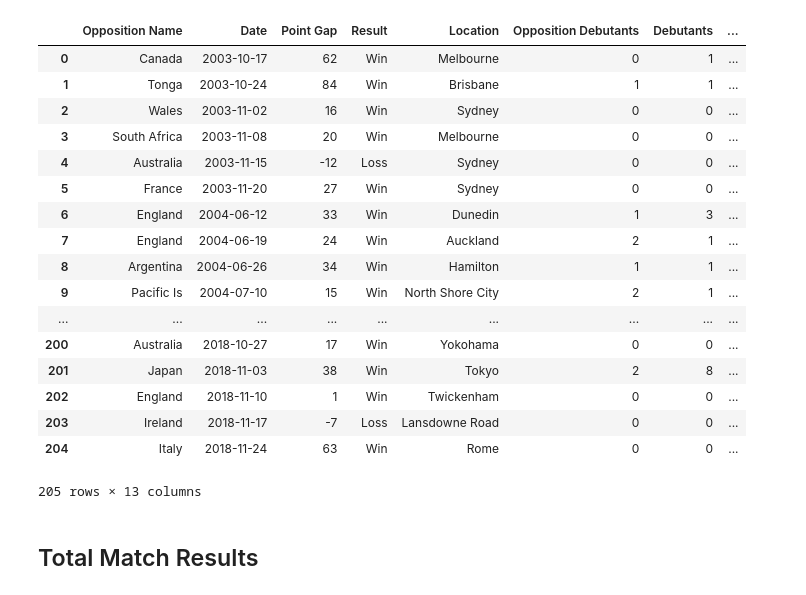
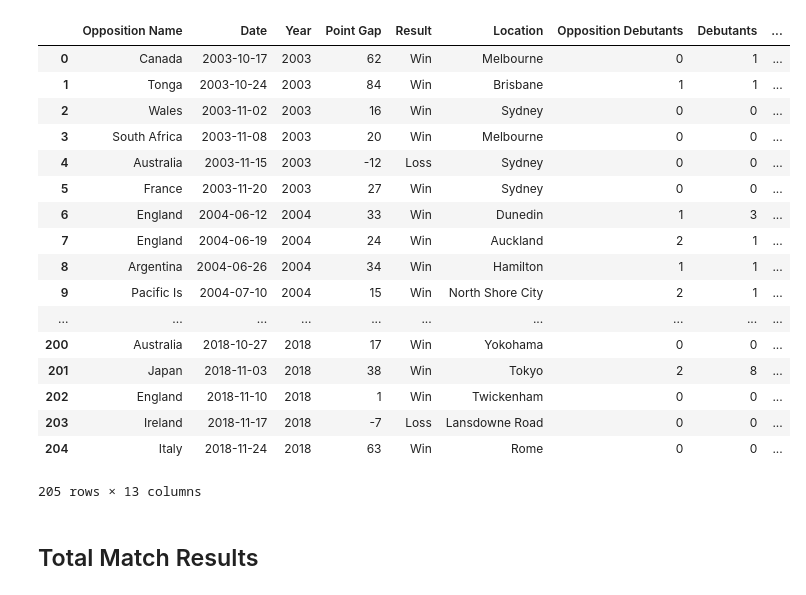
Before and after one commit to lorijta92/web-design-all-blacks, a Jupyter notebook: ab-match-analysis.ipynb, the cells around one changed output. Cells and saved outputs as stored; diff of their text form; code cells hidden in the pictures.

```diff
--- a/ab-match-analysis.ipynb
+++ b/ab-match-analysis.ipynb
@@ -9,30 +8,34 @@ import seaborn as sns
 # %%
 # Read in file
 df = pd.read_csv("Resources/ABMatchData.csv")
 
 # Separate year and add as new column
 yr = df["Date"].str.split("-", 1)
 year = [y[0] for y in yr]
 df["Year"] = year
+df = df[['Opposition Name', 'Date', 'Year', 'Point Gap', 'Result', 'Location',
+       'Opposition Debutants', 'Debutants', 'Opposition tries in last 5 games',
+       'Tries in last 5 games', 'Opposition Rating', 'Rating',
+       'Games since last loss']]
 df
 # %% [output]
-|  | Opposition Name | Date | Point Gap | Result | Location | Opposition Debutants | Debutants | ... |
-| 0 | Canada | 2003-10-17 | 62 | Win | Melbourne | 0 | 1 | ... |
-| 1 | Tonga | 2003-10-24 | 84 | Win | Brisbane | 1 | 1 | ... |
-| 2 | Wales | 2003-11-02 | 16 | Win | Sydney | 0 | 0 | ... |
-| 3 | South Africa | 2003-11-08 | 20 | Win | Melbourne | 0 | 0 | ... |
-| 4 | Australia | 2003-11-15 | -12 | Loss | Sydney | 0 | 0 | ... |
-| 5 | France | 2003-11-20 | 27 | Win | Sydney | 0 | 0 | ... |
-| 6 | England | 2004-06-12 | 33 | Win | Dunedin | 1 | 3 | ... |
-| 7 | England | 2004-06-19 | 24 | Win | Auckland | 2 | 1 | ... |
-| 8 | Argentina | 2004-06-26 | 34 | Win | Hamilton | 1 | 1 | ... |
-| 9 | Pacific Is | 2004-07-10 | 15 | Win | North Shore City | 2 | 1 | ... |
-| ... | ... | ... | ... | ... | ... | ... | ... | ... |
-| 200 | Australia | 2018-10-27 | 17 | Win | Yokohama | 0 | 0 | ... |
-| 201 | Japan | 2018-11-03 | 38 | Win | Tokyo | 2 | 8 | ... |
-| 202 | England | 2018-11-10 | 1 | Win | Twickenham | 0 | 0 | ... |
-| 203 | Ireland | 2018-11-17 | -7 | Loss | Lansdowne Road | 0 | 0 | ... |
-| 204 | Italy | 2018-11-24 | 63 | Win | Rome | 0 | 0 | ... |
+|  | Opposition Name | Date | Year | Point Gap | Result | Location | Opposition Debutants | Debutants | ... |
+| 0 | Canada | 2003-10-17 | 2003 | 62 | Win | Melbourne | 0 | 1 | ... |
+| 1 | Tonga | 2003-10-24 | 2003 | 84 | Win | Brisbane | 1 | 1 | ... |
+| 2 | Wales | 2003-11-02 | 2003 | 16 | Win | Sydney | 0 | 0 | ... |
+| 3 | South Africa | 2003-11-08 | 2003 | 20 | Win | Melbourne | 0 | 0 | ... |
+| 4 | Australia | 2003-11-15 | 2003 | -12 | Loss | Sydney | 0 | 0 | ... |
+| 5 | France | 2003-11-20 | 2003 | 27 | Win | Sydney | 0 | 0 | ... |
+| 6 | England | 2004-06-12 | 2004 | 33 | Win | Dunedin | 1 | 3 | ... |
+| 7 | England | 2004-06-19 | 2004 | 24 | Win | Auckland | 2 | 1 | ... |
+| 8 | Argentina | 2004-06-26 | 2004 | 34 | Win | Hamilton | 1 | 1 | ... |
+| 9 | Pacific Is | 2004-07-10 | 2004 | 15 | Win | North Shore City | 2 | 1 | ... |
+| ... | ... | ... | ... | ... | ... | ... | ... | ... | ... |
+| 200 | Australia | 2018-10-27 | 2018 | 17 | Win | Yokohama | 0 | 0 | ... |
+| 201 | Japan | 2018-11-03 | 2018 | 38 | Win | Tokyo | 2 | 8 | ... |
+| 202 | England | 2018-11-10 | 2018 | 1 | Win | Twickenham | 0 | 0 | ... |
+| 203 | Ireland | 2018-11-17 | 2018 | -7 | Loss | Lansdowne Road | 0 | 0 | ... |
+| 204 | Italy | 2018-11-24 | 2018 | 63 | Win | Rome | 0 | 0 | ... |
 205 rows × 13 columns
 # %% [markdown]
 ## Total Match Results
```
Also changed, not shown: parts of 3 cells of this notebook.
